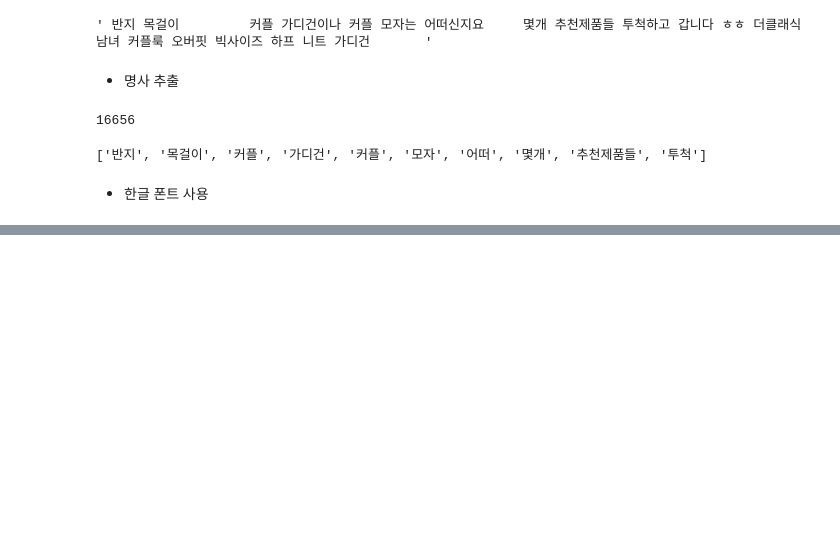
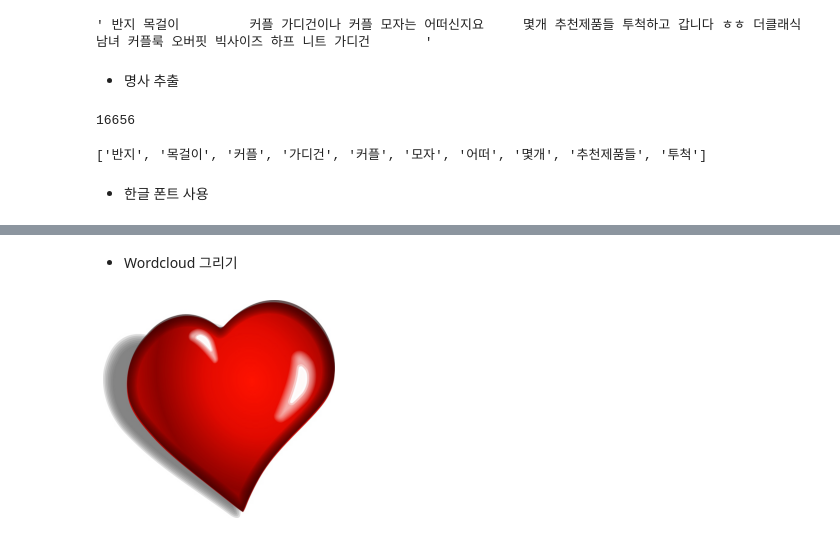
Before and after one commit to DanjyChichi/MachineLearning-2021-12, a Jupyter notebook: 06.Text분석/22.워드클라우드.ipynb, the cells around one changed output, grey strips where cells are left out. Cells and saved outputs as stored; diff of their text form; code cells hidden in the pictures; blank space fills up the shorter version.

```diff
--- a/06.Text분석/22.워드클라우드.ipynb
+++ b/06.Text분석/22.워드클라우드.ipynb
@@ -55,0 +58,2 @@ gift_list = [gift for gift in gift_list if gift not in stop_list]
+# %% [markdown]
+- Wordcloud 그리기
@@ -55,0 +64,7 @@ gift_list = [gift for gift in gift_list if gift not in stop_list]
+# %%
+image = Image.open('data/heart.jpg')
+plt.imshow(image)
+plt.axis('off')
+plt.show()
+# %% [output]
+[figure, added]
```
Also changed, not shown: parts of 12 cells of this notebook, 3 other files.
